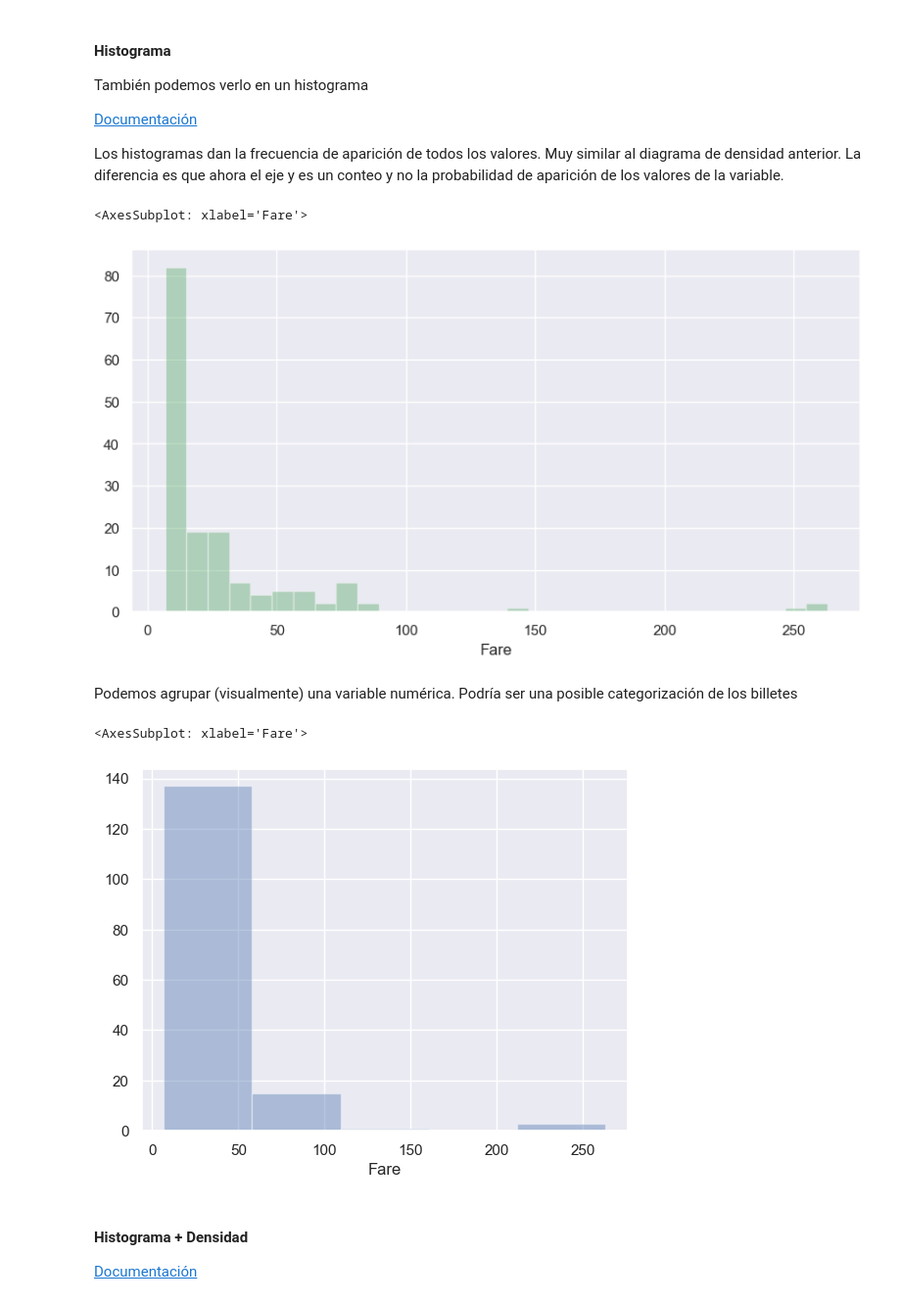
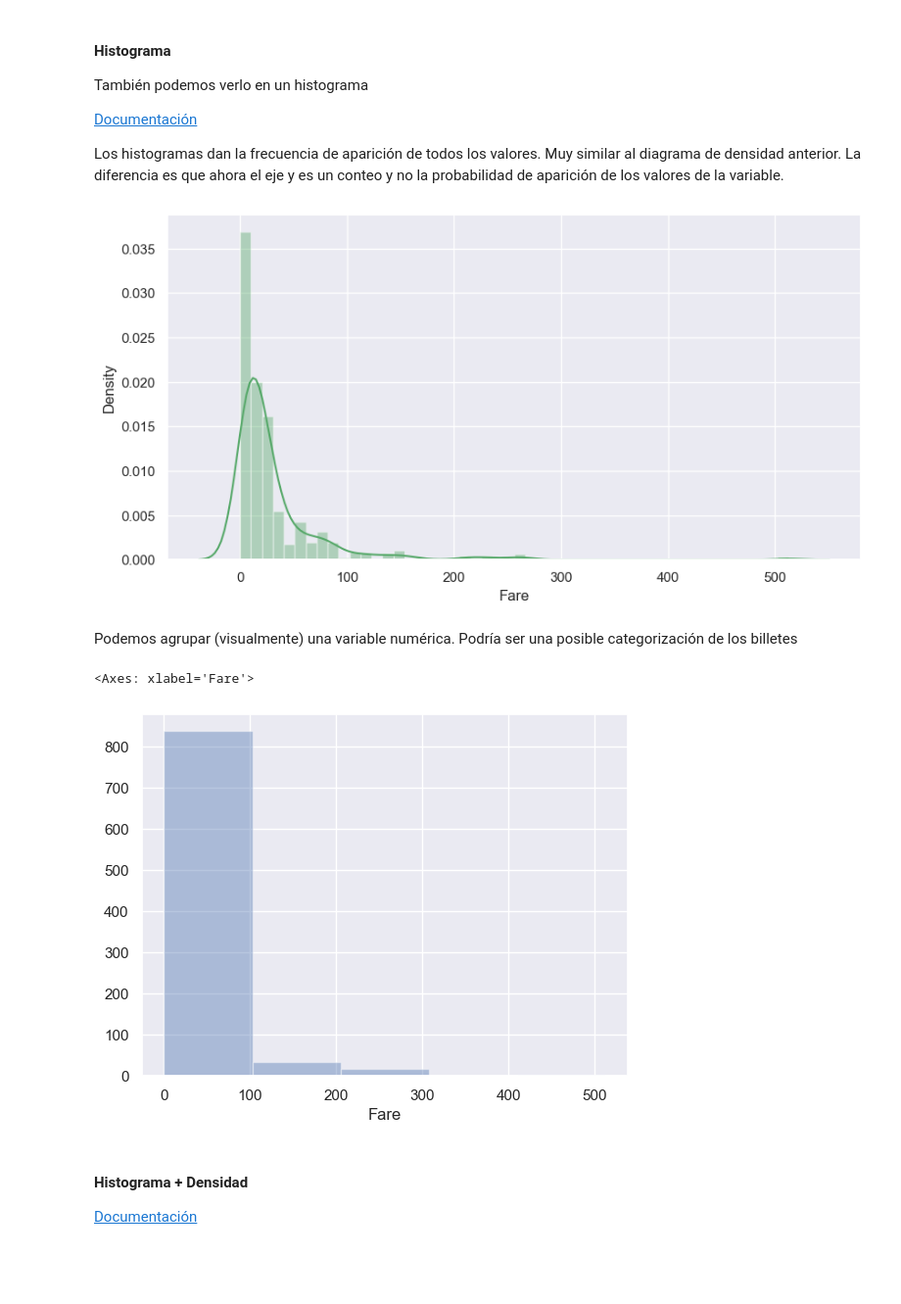
Before and after one commit to mariaortizz/DS_PT_09_2023, a Jupyter notebook: Data_Analysis/5-Visualización/Teoria/02- Seaborn.ipynb, the cells around one changed output. Shown at 98% size. Drawn from its saved outputs; the diff is of its cells as text; code cells hidden in the pictures; blank space fills up the shorter version.

```diff
--- a/Data_Analysis/5-Visualización/Teoria/02- Seaborn.ipynb
+++ b/Data_Analysis/5-Visualización/Teoria/02- Seaborn.ipynb
@@ -50,7 +50,7 @@ iris_df['target']=load_iris()['target_names'][load_iris()['target']]
 boston_df = pd.DataFrame(fetch_california_housing()['data'],columns=fetch_california_housing()['feature_names'])
 boston_df['target'] = fetch_california_housing()['target']
 
-titanic_df = pd.read_csv('data/titanic.csv',sep='\t')
+titanic_df = pd.read_csv('data/titanic.csv')
 
 market_df = pd.read_csv('data/supermarket_sales.csv')
 
@@ -113,18 +110,18 @@ También podemos verlo en un histograma
 Los histogramas dan la frecuencia de aparición de todos los valores. Muy similar al diagrama de densidad anterior. La diferencia es que ahora el eje y es un conteo y no la probabilidad de aparición de los valores de la variable.
 # %%
 plt.figure(figsize=(10,5))
-sns.distplot(titanic_df.Fare, kde = False, color='g')
+sns.distplot(titanic_df['Fare'], kde = True, color='g'); #kde es la linea
 # %% [output]
-<AxesSubplot: xlabel='Fare'>
-[figure, old version]
+[figure, new version]
 # %% [markdown]
 Podemos agrupar (visualmente) una variable numérica. Podría ser una posible categorización de los billetes
 # %%
 plt.figure()
 sns.distplot(titanic_df.Fare, kde=False, bins=5)
+#bins es la cantidad de veces que divide la linea, es decir que mientras menos bins más anchas las lineas, tienen mas datos
 # %% [output]
-<AxesSubplot: xlabel='Fare'>
+<Axes: xlabel='Fare'>
-[figure, old version]
+[figure, new version]
 # %% [markdown]
 #### Histograma + Densidad
 
```
Also changed, not shown: parts of 40 cells of this notebook, 1 other file.
